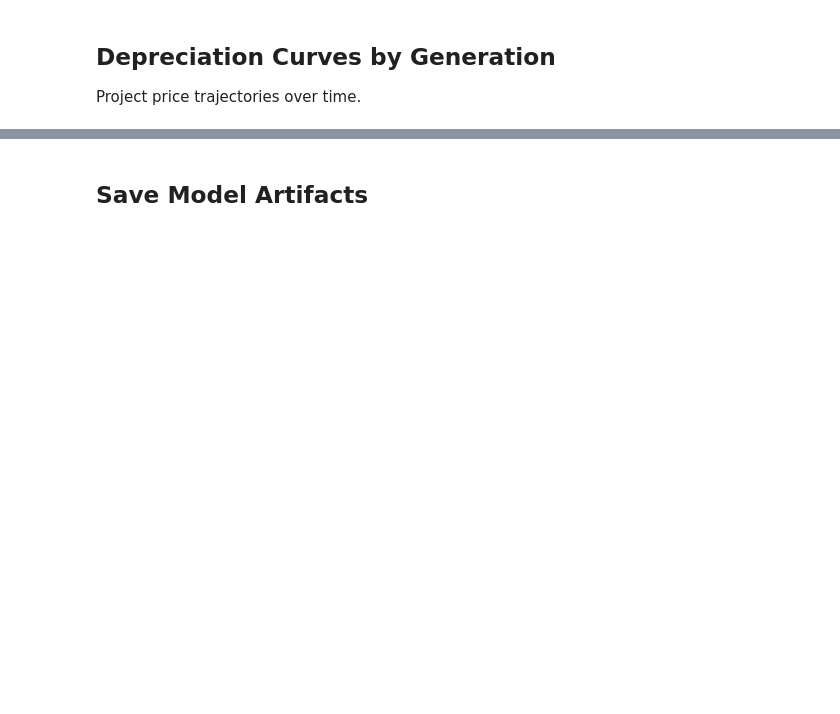
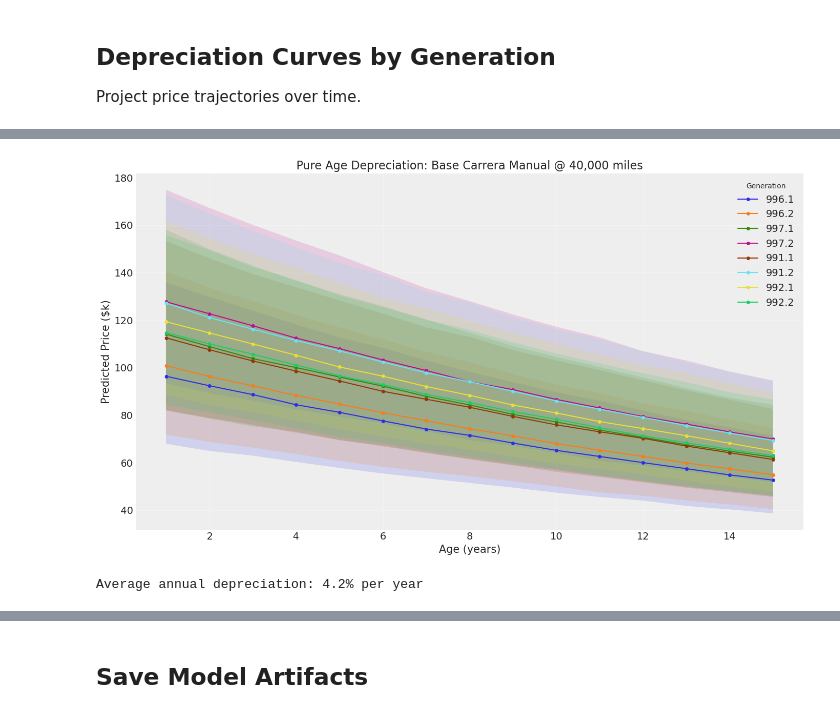
Before and after one commit to No-Stream/price-trend-analysis, a Jupyter notebook: notebooks/03_modeling.ipynb, the cells around one changed output, grey strips where cells are left out. Saved outputs shown, nothing was run; the diff lists cells and outputs as text; code cells hidden in the pictures; blank space fills up the shorter version.

```diff
--- a/notebooks/03_modeling.ipynb
+++ b/notebooks/03_modeling.ipynb
@@ -533,0 +504,57 @@ plt.show()
+# %%
+# Pure age depreciation: hold mileage constant at 40k, vary age
+# This isolates "calendar depreciation" from wear-based depreciation
+
+FIXED_MILEAGE = 40000
+ALL_GENS = ["996.1", "996.2", "997.1", "997.2", "991.1", "991.2", "992.1", "992.2"]
+ages = range(1, 16)
+
+fig, ax = plt.subplots(figsize=(14, 8))
+
+for gen in ALL_GENS:
+    medians = []
+    ci_lows = []
+    ci_highs = []
+
+    for age in ages:
+        pred_age = predict_price(
+            model=model,
+            idata=idata,
+            generation=gen,
+            trim="Carrera",
+            trim_tier="base",
+            transmission="Manual",
+            trans_type="manual",
+            model_year=2025 - age,
+            mileage=FIXED_MILEAGE,
+            sale_year=2025,
+            mileage_mean=MILEAGE_MEAN,
+            mileage_std=MILEAGE_STD,
+        )
+        medians.append(pred_age["price"]["median"])
+        ci_lows.append(pred_age["price"]["ci_80"][0])
+        ci_highs.append(pred_age["price"]["ci_80"][1])
+
+    ax.plot(list(ages), [m / 1000 for m in medians], label=gen, marker="o", markersize=4)
+    ax.fill_between(
+        list(ages),
+        [lo / 1000 for lo in ci_lows],
+        [hi / 1000 for hi in ci_highs],
+        alpha=0.15,
+    )
+
+ax.set_xlabel("Age (years)")
+ax.set_ylabel("Predicted Price ($k)")
+ax.set_title(f"Pure Age Depreciation: Base Carrera Manual @ {FIXED_MILEAGE:,} miles")
+ax.legend(title="Generation", loc="upper right")
+ax.grid(True, alpha=0.3)
+plt.tight_layout()
+plt.show()
+
+# Calculate annual depreciation rate from age coefficient
+age_coef = idata.posterior["age"].mean().item()
+annual_depreciation_pct = (1 - np.exp(age_coef)) * 100
+print(f"\nAverage annual depreciation: {annual_depreciation_pct:.1f}% per year")
+# %% [output]
+[figure, added]
+Average annual depreciation: 4.2% per year
```
Also changed, not shown: parts of 41 cells of this notebook, 9 other files.
